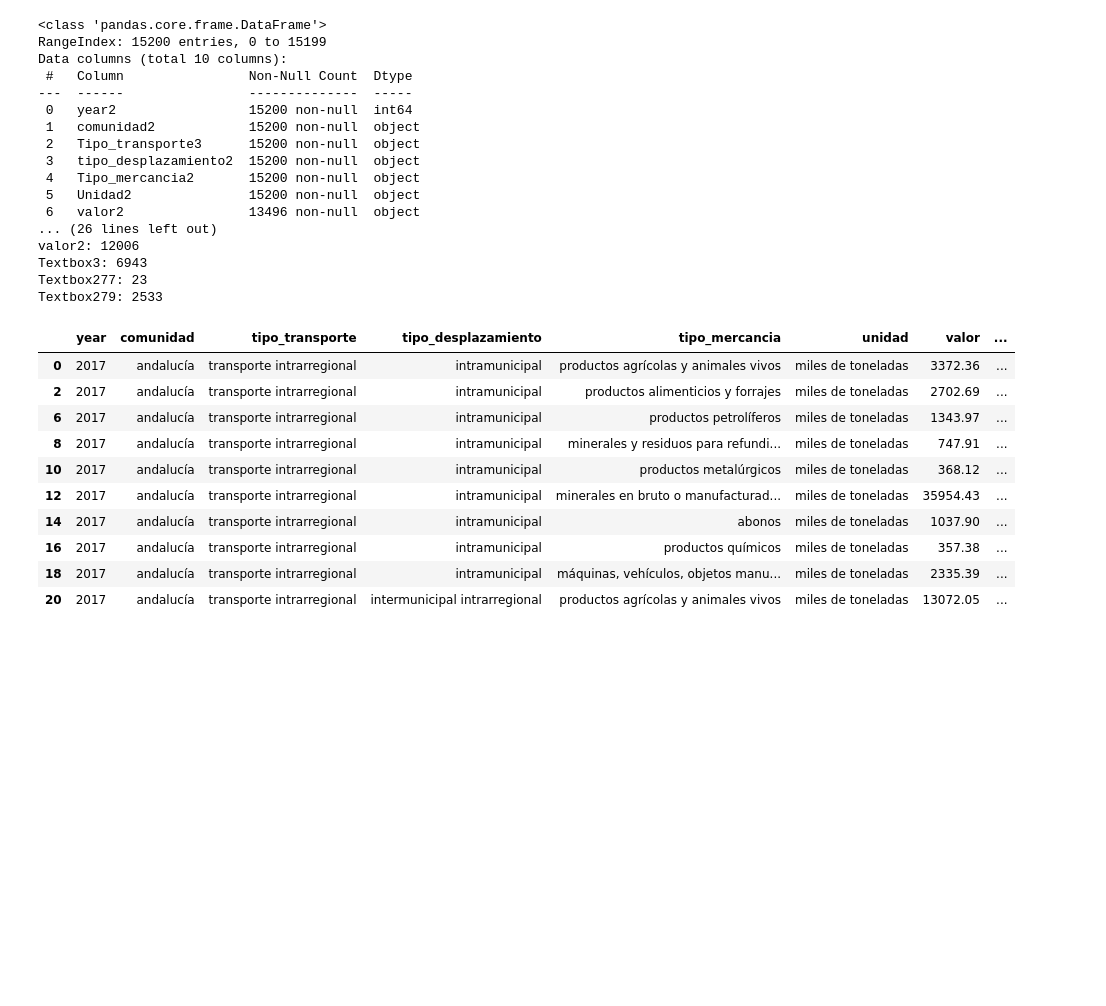
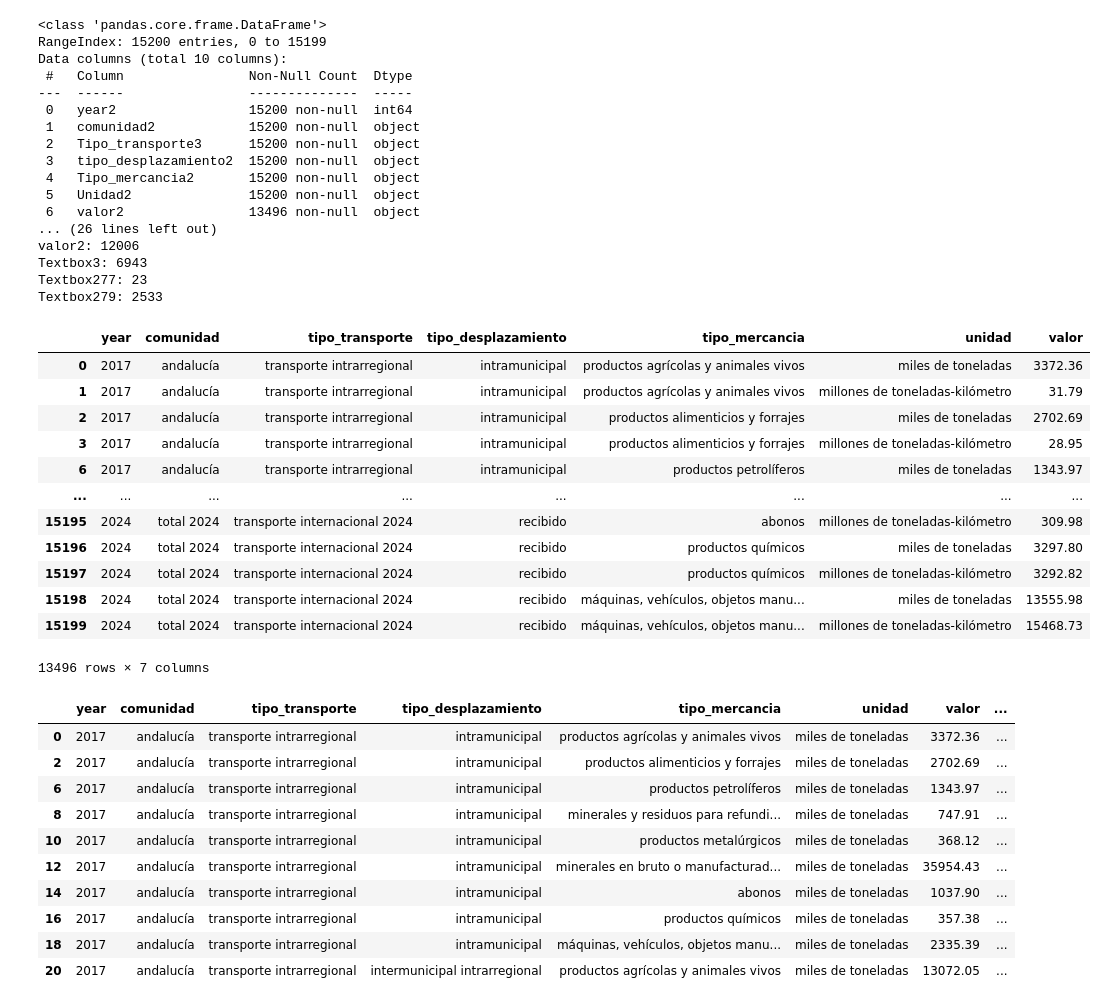
Before and after one commit to esanchezlaulhe1312/transporte_mercancias_carretera, a Jupyter notebook: notebooks/01_exploracion_CO280.ipynb, the cells around one changed output. Cells and saved outputs as stored; diff of their text form; code cells hidden in the pictures; blank space fills up the shorter version.

```diff
--- a/notebooks/01_exploracion_CO280.ipynb
+++ b/notebooks/01_exploracion_CO280.ipynb
@@ -137,20 +137,35 @@ df.columns = ['year', 'comunidad', 'tipo_transporte', 'tipo_desplazamiento',
 # %%
 # Eliminar columnas innecesarias
 df = df.drop(columns=['textbox3', 'textbox277', 'textbox279'])
 
 # Normalizar texto
 for c in ['comunidad', 'tipo_transporte', 'tipo_desplazamiento', 'tipo_mercancia', 'unidad']:
     df[c] = df[c].astype(str).str.strip().str.lower()
 
 # Convertir valor a numérico
 df['valor'] = (df['valor']
                .astype(str)
                .str.replace('.', '', regex=False)
                .str.replace(',', '.', regex=False)
                .astype(float))
 
 # Filtrar filas no nulas
 df = df.dropna(subset=['valor'])
+df
+# %% [output]
+|  | year | comunidad | tipo_transporte | tipo_desplazamiento | tipo_mercancia | unidad | valor |
+| 0 | 2017 | andalucía | transporte intrarregional | intramunicipal | productos agrícolas y animales vivos | miles de toneladas | 3372.36 |
+| 1 | 2017 | andalucía | transporte intrarregional | intramunicipal | productos agrícolas y animales vivos | millones de toneladas-kilómetro | 31.79 |
+| 2 | 2017 | andalucía | transporte intrarregional | intramunicipal | productos alimenticios y forrajes | miles de toneladas | 2702.69 |
+| 3 | 2017 | andalucía | transporte intrarregional | intramunicipal | productos alimenticios y forrajes | millones de toneladas-kilómetro | 28.95 |
+| 6 | 2017 | andalucía | transporte intrarregional | intramunicipal | productos petrolíferos | miles de toneladas | 1343.97 |
+| ... | ... | ... | ... | ... | ... | ... | ... |
+| 15195 | 2024 | total 2024 | transporte internacional 2024 | recibido | abonos | millones de toneladas-kilómetro | 309.98 |
+| 15196 | 2024 | total 2024 | transporte internacional 2024 | recibido | productos químicos | miles de toneladas | 3297.80 |
+| 15197 | 2024 | total 2024 | transporte internacional 2024 | recibido | productos químicos | millones de toneladas-kilómetro | 3292.82 |
+| 15198 | 2024 | total 2024 | transporte internacional 2024 | recibido | máquinas, vehículos, objetos manu... | miles de toneladas | 13555.98 |
+| 15199 | 2024 | total 2024 | transporte internacional 2024 | recibido | máquinas, vehículos, objetos manu... | millones de toneladas-kilómetro | 15468.73 |
+13496 rows × 7 columns
 # %%
 # Crear campo de toneladas normalizadas
 df['valor_toneladas'] = np.where(
```
Also changed, not shown: parts of 9 cells of this notebook, 14 other files.
